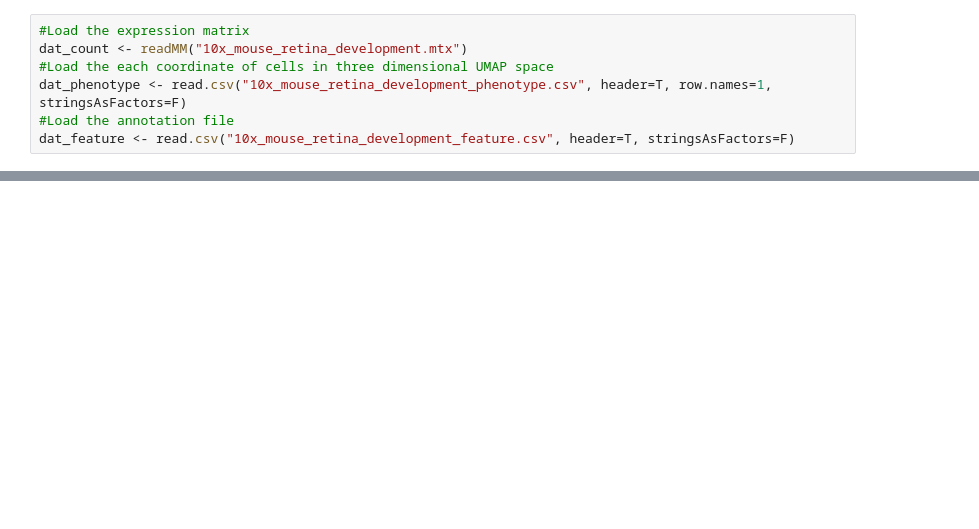
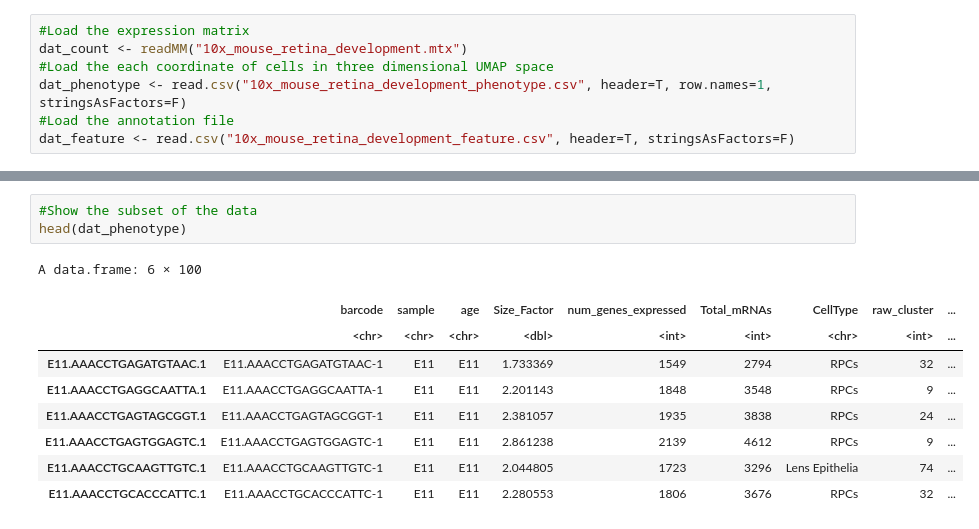
Before and after one commit to ironman-tetsuo/Introduction_to_scRNA-seq, a Jupyter notebook: 1_Clark_P2_Retina/Clark_P2_Retina.ipynb, the cells around one changed output, grey strips where cells are left out. Drawn from its saved outputs; the diff is of its cells as text; blank space fills up the shorter version.

```diff
--- a/1_Clark_P2_Retina/Clark_P2_Retina.ipynb
+++ b/1_Clark_P2_Retina/Clark_P2_Retina.ipynb
@@ -21,0 +37,13 @@ ERROR: Error in eval(expr, envir, enclos):  オブジェクト 'dat_feature' が
+# %%
+#Show the subset of the data
+head(dat_phenotype)
+# %% [output]
+A data.frame: 6 × 100
+|  | barcode | sample | age | Size_Factor | num_genes_expressed | Total_mRNAs | CellType | raw_cluster | ... |
+|  | <chr> | <chr> | <chr> | <dbl> | <int> | <int> | <chr> | <int> | ... |
+| E11.AAACCTGAGATGTAAC.1 | E11.AAACCTGAGATGTAAC-1 | E11 | E11 | 1.733369 | 1549 | 2794 | RPCs | 32 | ... |
+| E11.AAACCTGAGGCAATTA.1 | E11.AAACCTGAGGCAATTA-1 | E11 | E11 | 2.201143 | 1848 | 3548 | RPCs | 9 | ... |
+| E11.AAACCTGAGTAGCGGT.1 | E11.AAACCTGAGTAGCGGT-1 | E11 | E11 | 2.381057 | 1935 | 3838 | RPCs | 24 | ... |
+| E11.AAACCTGAGTGGAGTC.1 | E11.AAACCTGAGTGGAGTC-1 | E11 | E11 | 2.861238 | 2139 | 4612 | RPCs | 9 | ... |
+| E11.AAACCTGCAAGTTGTC.1 | E11.AAACCTGCAAGTTGTC-1 | E11 | E11 | 2.044805 | 1723 | 3296 | Lens Epithelia | 74 | ... |
+| E11.AAACCTGCACCCATTC.1 | E11.AAACCTGCACCCATTC-1 | E11 | E11 | 2.280553 | 1806 | 3676 | RPCs | 32 | ... |
```
Also changed, not shown: parts of 12 cells of this notebook.
